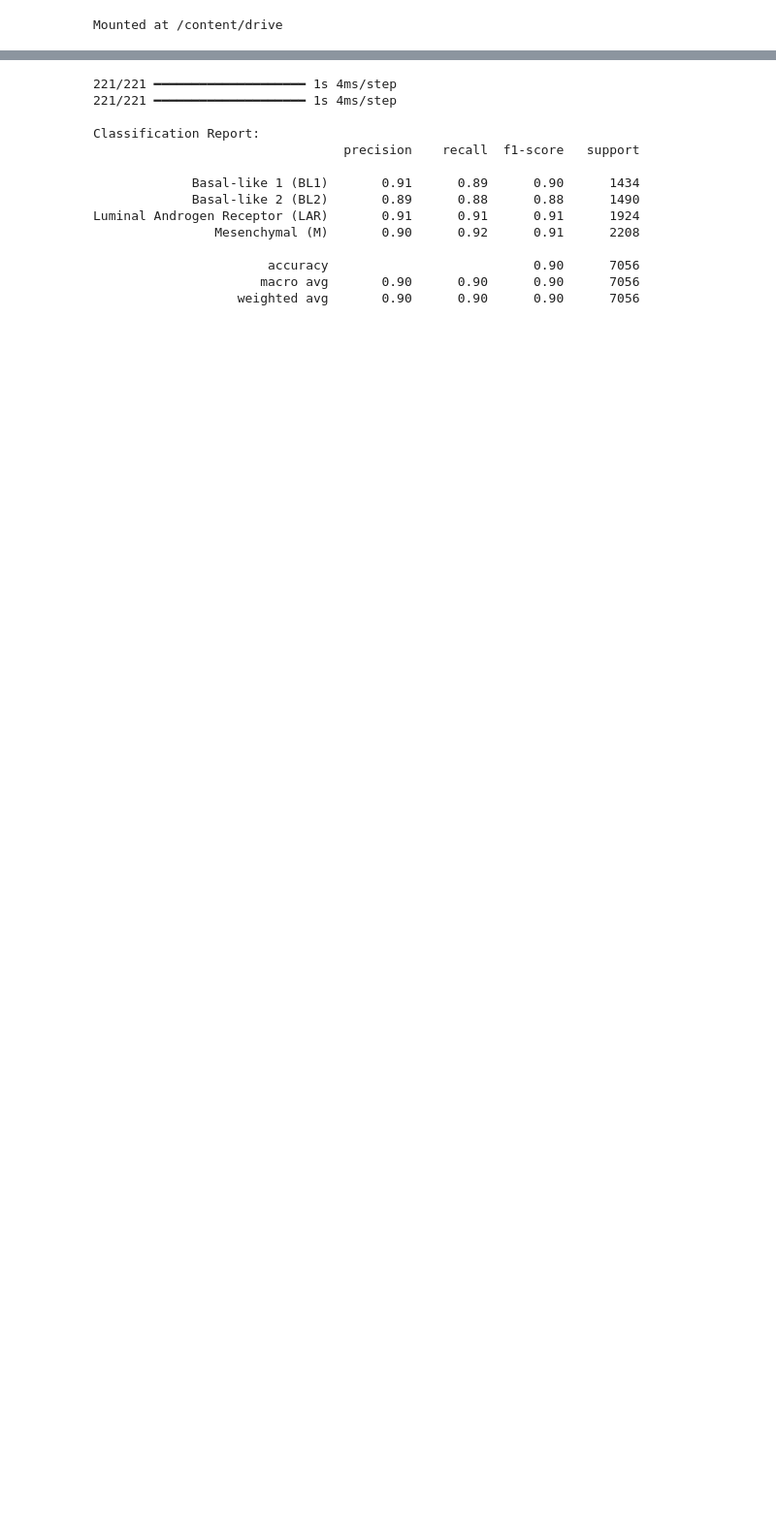
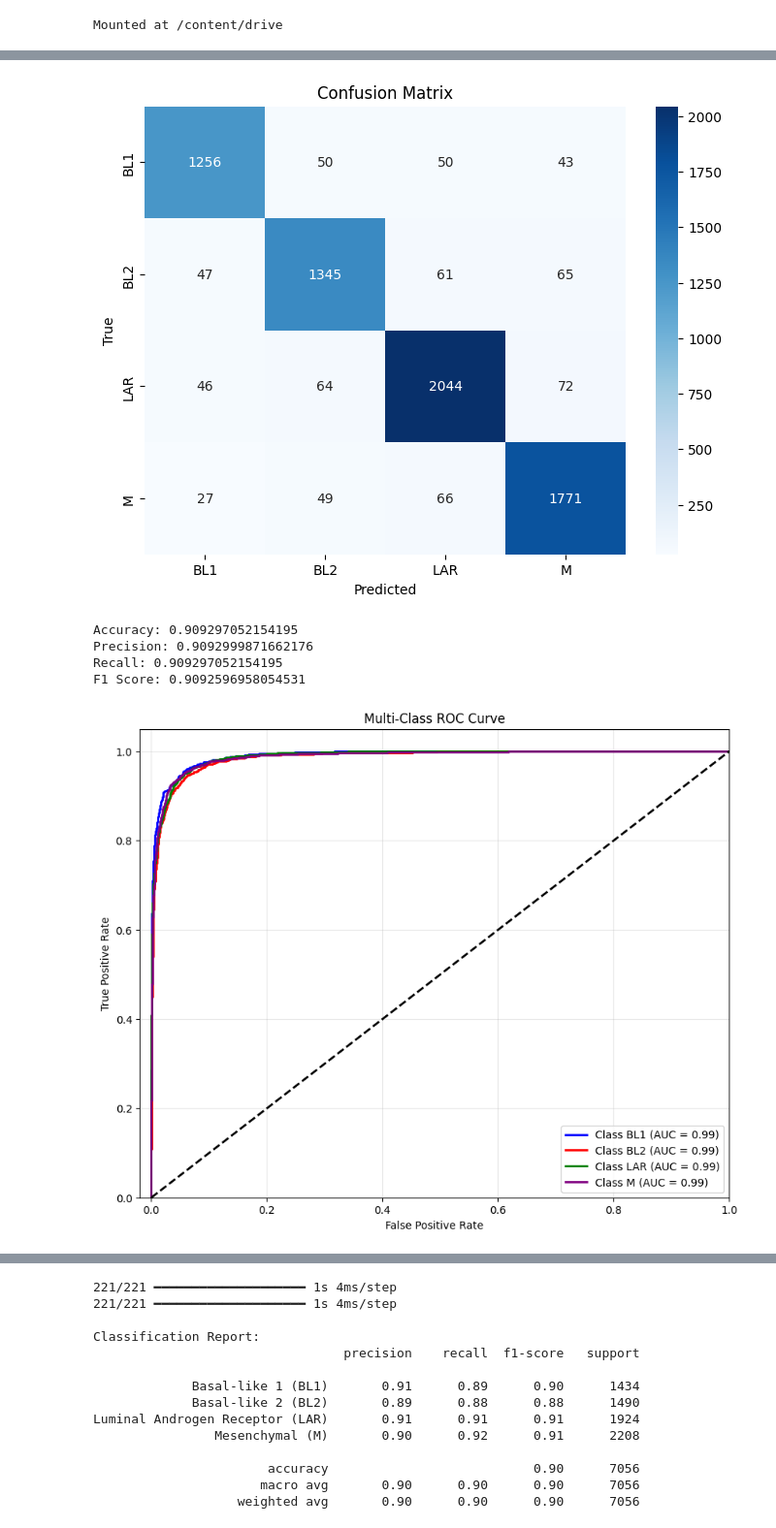
Before and after one commit to idealoladipupo/TNBC_PREDICTIONS_, a Jupyter notebook: LSTM_MODEL_M.ipynb, the cells around one changed output, grey strips where cells are left out. Shown at 97% size. Saved outputs shown, nothing was run; the diff lists cells and outputs as text; code cells hidden in the pictures; blank space fills up the shorter version.

```diff
--- a/LSTM_MODEL_M.ipynb
+++ b/LSTM_MODEL_M.ipynb
@@ -68,5 +74,8 @@ df_metabolites = pd.read_csv("/content/drive/MyDrive/THESIS/metabolites_training
 # %%
 # ======================= Encode Target Variable =======================
+# ======================= Load Data =======================
+
+df_metabolites = pd.read_csv("/content/drive/MyDrive/MY THESIS/Thesis/df_metabolites_.csv")
 label_encoder = LabelEncoder()
 y = label_encoder.fit_transform(df_metabolites["TNBC_Subtype"])
 X = df_metabolites.drop(columns=["TNBC_Subtype"]).values
@@ -135,0 +145,67 @@ Epoch 150/150
+# %%
+from sklearn.preprocessing import label_binarize
+from sklearn.metrics import roc_curve, auc, confusion_matrix, classification_report, accuracy_score, precision_score, recall_score, f1_score
+import matplotlib.pyplot as plt
+import seaborn as sns
+from itertools import cycle
+
+# Define short labels
+short_labels = ['BL1', 'BL2', 'LAR', 'M']
+
+# ======================= Evaluate Model =======================
+y_pred = np.argmax(model.predict(X_test), axis=1)
+y_pred_proba = model.predict(X_test)
+
+# Classification Report
+print("\nClassification Report:")
+print(classification_report(y_test, y_pred, target_names=short_labels))
+
+# Confusion Matrix
+conf_matrix = confusion_matrix(y_test, y_pred)
+plt.figure(figsize=(8, 6))
+sns.heatmap(conf_matrix, annot=True, cmap="Blues", fmt='d',
+            xticklabels=short_labels, yticklabels=short_labels)
+plt.title("Confusion Matrix")
+plt.xlabel('Predicted')
+plt.ylabel('True')
+plt.show()
+
+# Additional Metrics
+print("Accuracy:", accuracy_score(y_test, y_pred))
+print("Precision:", precision_score(y_test, y_pred, average='weighted'))
+print("Recall:", recall_score(y_test, y_pred, average='weighted'))
+print("F1 Score:", f1_score(y_test, y_pred, average='weighted'))
+
+# ======================= ROC-AUC & Curve =======================
+n_classes = len(short_labels)
+y_test_one_hot = label_binarize(y_test, classes=range(n_classes))
+fpr = dict()
+tpr = dict()
+roc_auc = dict()
+
+for i in range(n_classes):
+    fpr[i], tpr[i], _ = roc_curve(y_test_one_hot[:, i], y_pred_proba[:, i])
+    roc_auc[i] = auc(fpr[i], tpr[i])
+
+# Plot ROC curve for each class
+plt.figure(figsize=(10, 8))
+colors = cycle(['blue', 'red', 'green', 'purple'])
+
+for i, color in zip(range(n_classes), colors):
+    plt.plot(fpr[i], tpr[i], color=color, lw=2,
+             label=f"Class {short_labels[i]} (AUC = {roc_auc[i]:.2f})")
+
+plt.plot([0, 1], [0, 1], 'k--', lw=2)
+plt.xlim([-0.02, 1.0])
+plt.ylim([0.0, 1.05])
+plt.xlabel('False Positive Rate')
+plt.ylabel('True Positive Rate')
+plt.title('Multi-Class ROC Curve')
+plt.legend(loc="lower right")
+plt.grid(alpha=0.3)
+plt.show()
+
+# Print overall macro/micro AUC
+macro_auc = roc_auc_score(y_test_one_hot, y_pred_proba, average='macro', multi_class='ovr')
+print(f"\nMacro-Averaged AUC: {macro_auc:.4f}")
+# %% [output]
@@ -135,0 +226,6 @@ Epoch 150/150
+[figure, added]
+Accuracy: 0.909297052154195
+Precision: 0.9092999871662176
+Recall: 0.909297052154195
+F1 Score: 0.9092596958054531
+[figure, added]
```
Also changed, not shown: parts of 14 cells of this notebook.
